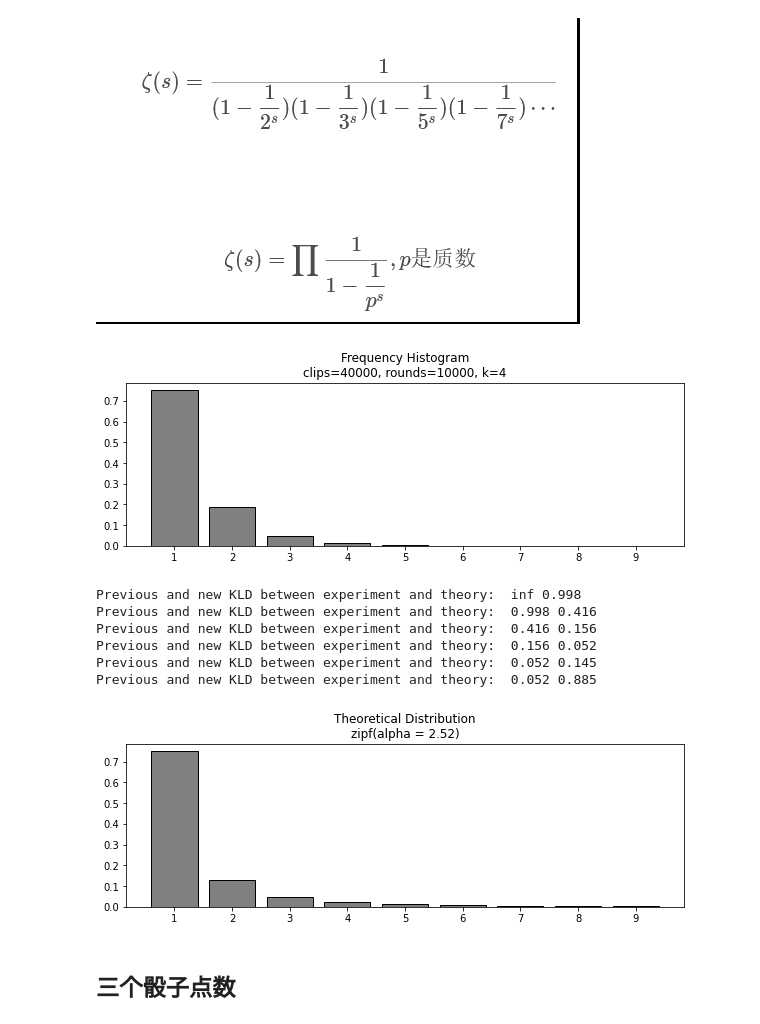
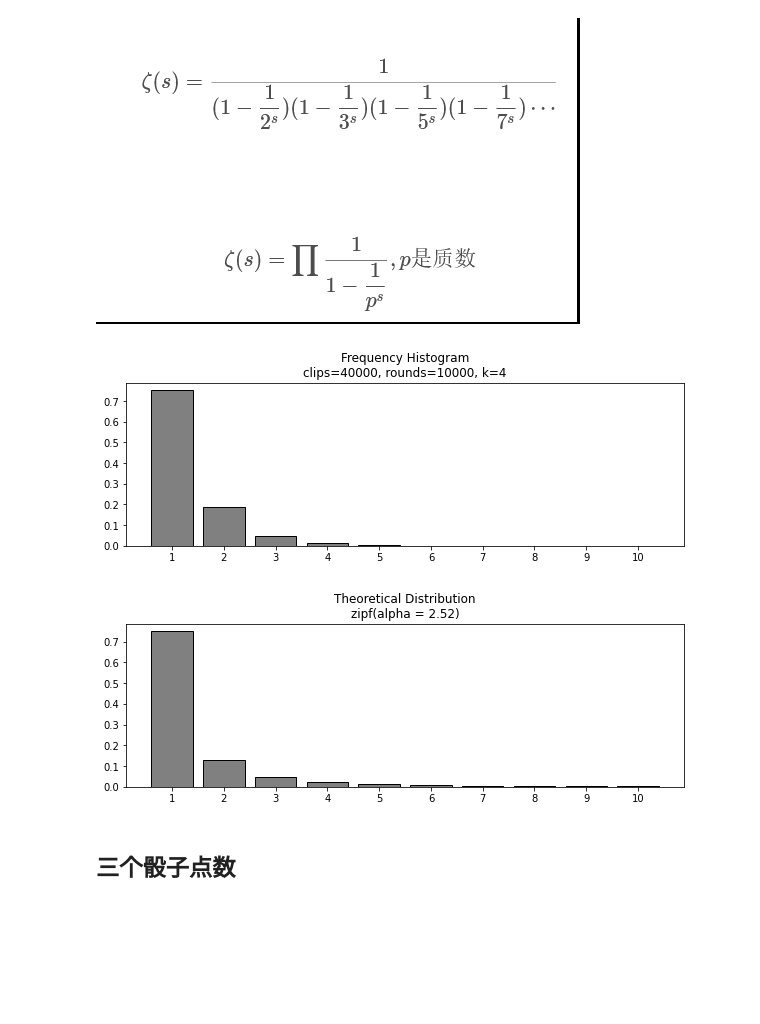
Before and after one commit to zhangys11/mc, a Jupyter notebook: demo.ipynb, the cells around one changed output. Cells and saved outputs as stored; diff of their text form; code cells hidden in the pictures; blank space fills up the shorter version.

```diff
--- a/demo.ipynb
+++ b/demo.ipynb
@@ -101,19 +91,11 @@ $P(i) = {{ C_{L}^i } / { 2^L }}, i = \text { 0 to L } $, L 为钉板层数
 最后一个为复数域的解析延拓
 # %% [markdown]
 ![image.png](attachment:image.png)
-# %%
-%run ./src/mc/distributions.py
-
-zipf(num_rounds = 10000, num_clips_k = 4, verbose = True)
-# %% [output]
-[figure, removed]
-Previous and new KLD between experiment and theory:  inf 0.998
-Previous and new KLD between experiment and theory:  0.998 0.416
-Previous and new KLD between experiment and theory:  0.416 0.156
-Previous and new KLD between experiment and theory:  0.156 0.052
-Previous and new KLD between experiment and theory:  0.052 0.145
-Previous and new KLD between experiment and theory:  0.052 0.885
-[figure, removed]
+# %%
+paper_clips(num_rounds = 10000, num_clips_k = 4)
+# %% [output]
+[figure, added]
+[figure, added]
 # %% [markdown]
 ## 三个骰子点数
 # %% [markdown]
```
Also changed, not shown: parts of 21 cells of this notebook, 2 other files.
